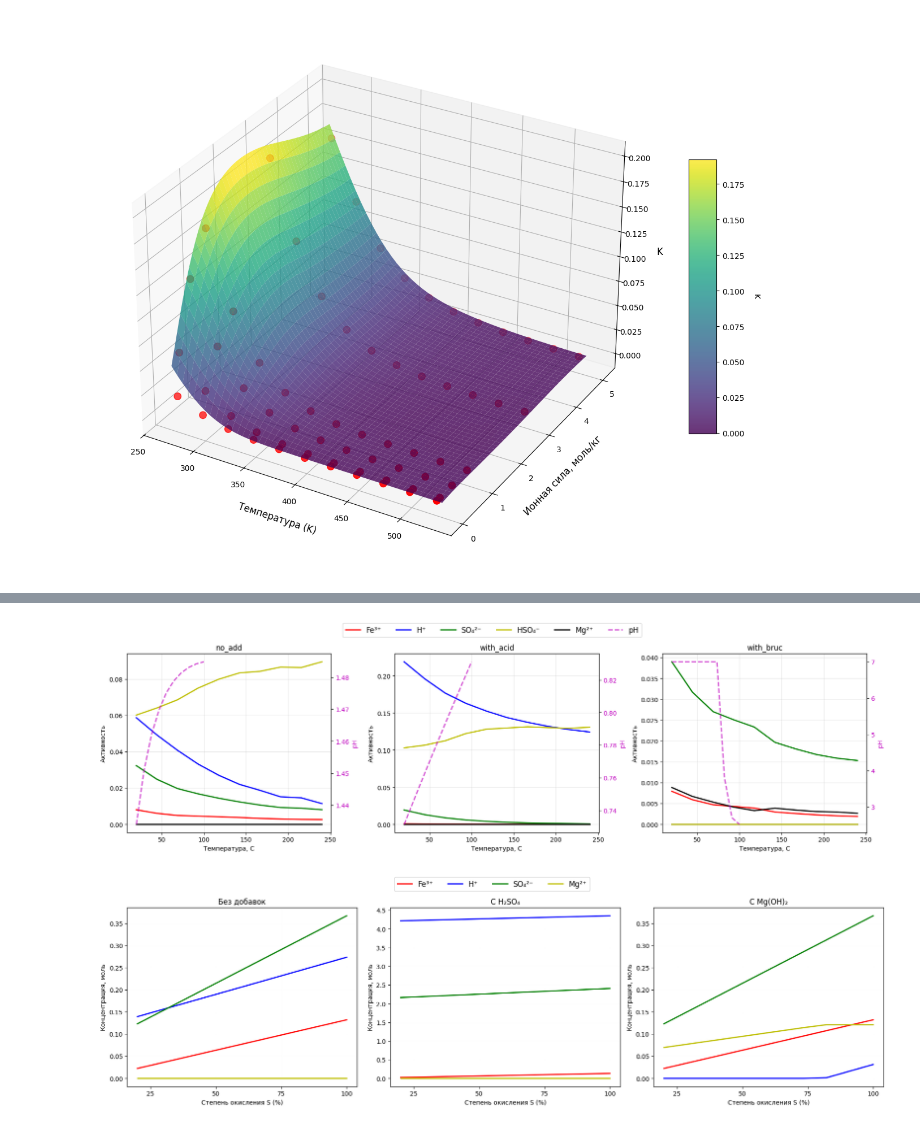
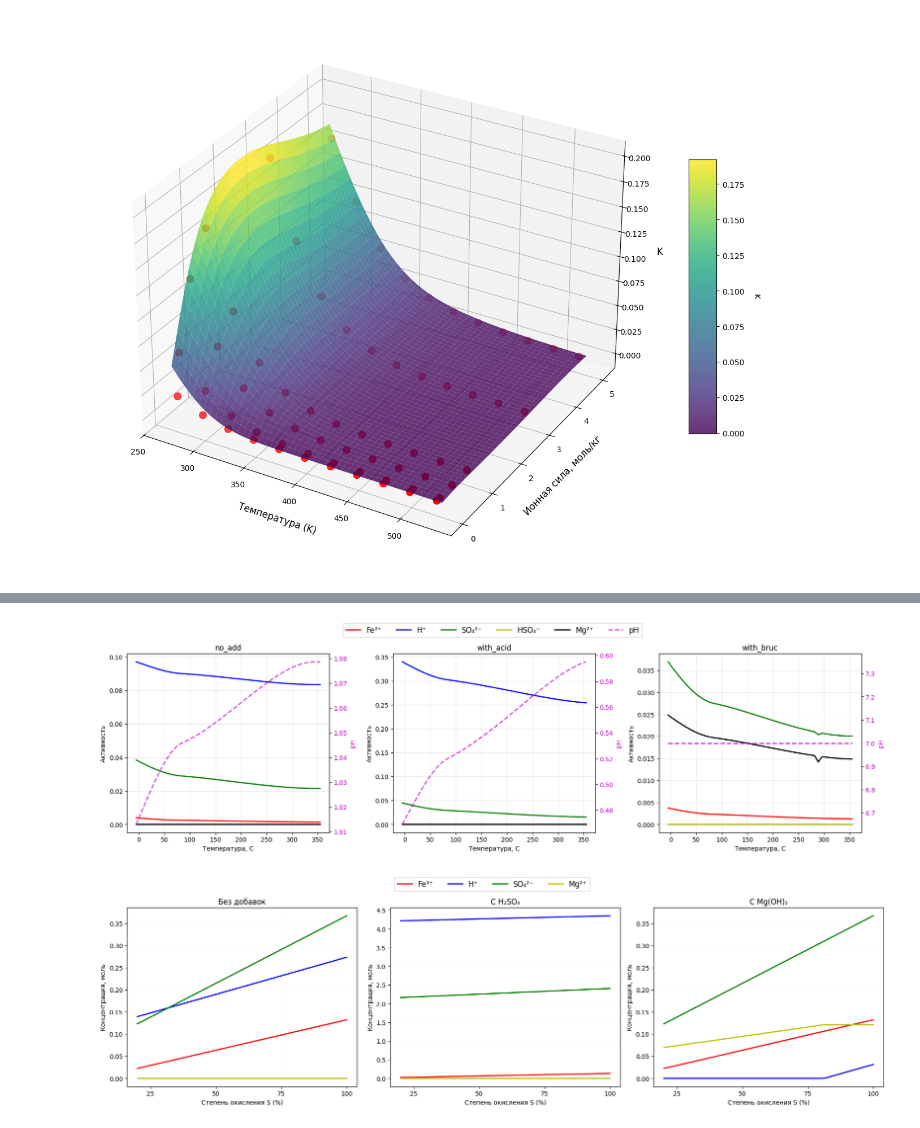
Before and after one commit to MariiaLBDVA/thermodymanic, a Jupyter notebook: notebook_new.ipynb, the cells around one changed output, grey strips where cells are left out. Cells and saved outputs as stored; diff of their text form; code cells hidden in the pictures.

```diff
--- a/notebook_new.ipynb
+++ b/notebook_new.ipynb
@@ -407,7 +508,7 @@ for j_type in jarosite_types:
     for scenario in scenarios:
         results[j_type][scenario] = {
             'report': np.empty((len(S_Ox_values), len(T_values)), dtype=object),
-            'balance_check': np.empty((len(S_Ox_values), len(T_values)), dtype=object)
+            #'balance_check': np.empty((len(S_Ox_values), len(T_values)), dtype=object)
         }
 # %%
 
@@ -729,16 +772,16 @@ fig_compare.suptitle('СРАВНЕНИЕ РАЗНЫХ ТИПОВ ЯРОЗИТО
                      fontsize=16, fontweight='bold')
 
 
-X, Y = np.meshgrid(temps_range - 273.15, S_Ox_range * 100)
+X, Y = np.meshgrid(T_values - 273.15, S_Ox_values * 100)
 
 scenario = 'with_bruc'
 
 for idx, j_type in enumerate(jarosite_types):
     ax = axes_compare[0, idx]
 
-    dG_data = np.zeros((len(S_Ox_range), len(temps_range)))
-    for i in range(len(S_Ox_range)):
-        for j in range(len(temps_range)):
+    dG_data = np.zeros((len(S_Ox_values), len(T_values)))
+    for i in range(len(S_Ox_values)):
+        for j in range(len(T_values)):
             dG_data[i, j] = results[j_type][scenario]['report'][i, j]['dG_simple']
 
     max_abs = np.max(np.abs(dG_data))
@@ -765,9 +808,9 @@ for idx, j_type in enumerate(jarosite_types):
 for idx, j_type in enumerate(jarosite_types):
     ax = axes_compare[1, idx]
 
-    dG_data = np.zeros((len(S_Ox_range), len(temps_range)))
-    for i in range(len(S_Ox_range)):
-        for j in range(len(temps_range)):
+    dG_data = np.zeros((len(S_Ox_values), len(T_values)))
+    for i in range(len(S_Ox_values)):
+        for j in range(len(T_values)):
             dG_data[i, j] = results[j_type][scenario]['report'][i, j]['dG_full']
 
     # Находим максимум для симметричной шкалы
@@ -803,15 +846,15 @@ for idx, scenario in enumerate(scenarios):
 
     jar_data = results['K'][scenario]['report']
 
-    line1 = ax.plot(S_Ox_grid[:, 0]*100, [r['a_Fe3'] for r in jar_data[:, TEMP_IDX]],
+    line1 = ax.plot(S_Ox_values*100, [r['a_Fe3'] for r in jar_data[:, TEMP_IDX]],
                    'r-', linewidth=2, label='Fe³⁺')
-    line2 = ax.plot(S_Ox_grid[:, 0]*100, [r['a_H'] for r in jar_data[:, TEMP_IDX]],
+    line2 = ax.plot(S_Ox_values*100, [r['a_H'] for r in jar_data[:, TEMP_IDX]],
                    'b-', linewidth=2, label='H⁺')
-    line3 = ax.plot(S_Ox_grid[:, 0]*100, [r['a_SO4'] for r in jar_data[:, TEMP_IDX]],
+    line3 = ax.plot(S_Ox_values*100, [r['a_SO4'] for r in jar_data[:, TEMP_IDX]],
                    'g-', linewidth=2, label='SO₄²⁻')
-    line4 = ax.plot(S_Ox_grid[:, 0]*100, [r['a_HSO4'] for r in jar_data[:, TEMP_IDX]],
+    line4 = ax.plot(S_Ox_values*100, [r['a_HSO4'] for r in jar_data[:, TEMP_IDX]],
                    'y-', linewidth=2, label='HSO₄⁻')
-    line5 = ax.plot(S_Ox_grid[:, 0]*100, [r['a_Mg2'] for r in jar_data[:, TEMP_IDX]],
+    line5 = ax.plot(S_Ox_values*100, [r['a_Mg'] for r in jar_data[:, TEMP_IDX]],
                    'black', linewidth=2, label='Mg²⁺')
 
     ax.set_xlabel('Степень окисления серы (%)')
@@ -820,7 +863,7 @@ for idx, scenario in enumerate(scenarios):
     ax.set_title(f'{scenario}')
 
     ax2 = ax.twinx()
-    line6 = ax2.plot(S_Ox_grid[:, 0]*100, [r['pH'] for r in jar_data[:, TEMP_IDX]],
+    line6 = ax2.plot(S_Ox_values*100, [r['pH'] for r in jar_data[:, TEMP_IDX]],
                     'm--', linewidth=2, label='pH', alpha=0.7)
     ax2.set_ylabel('pH', color='m')
     ax2.tick_params(axis='y', labelcolor='m')
@@ -845,7 +888,7 @@ for i, scenario in enumerate(scenarios):
 
     jar_data = results['K'][scenario]['report']
 
-    temp_c = T_grid[0, :] - 273.15
+
 
     line1 = ax.plot(temp_c, [r['dG_full'] for r in jar_data[:, TEMP_IDX]],
                    'r-', linewidth=2, label='Энергия Гиббса (полная)')
@@ -920,36 +963,36 @@ for idx, scenario in enumerate(scenarios):
     jar_data = results['K'][scenario]['report']
 
     line1 = ax.plot(temp_c, [r['a_Fe3'] for r in jar_data[S_Ox_IDX, :]],
                    'r-', linewidth=2, label='Fe³⁺')
     line2 = ax.plot(temp_c, [r['a_H'] for r in jar_data[S_Ox_IDX, :]],
                    'b-', linewidth=2, label='H⁺')
     line3 = ax.plot(temp_c, [r['a_SO4'] for r in jar_data[S_Ox_IDX, :]],
                    'g-', linewidth=2, label='SO₄²⁻')
     line4 = ax.plot(temp_c, [r['a_HSO4'] for r in jar_data[S_Ox_IDX, :]],
                    'y-', linewidth=2, label='HSO₄⁻')
-    line5 = ax.plot(temp_c, [r['a_Mg2'] for r in jar_data[S_Ox_IDX, :]],
+    line5 = ax.plot(temp_c, [r['a_Mg'] for r in jar_data[S_Ox_IDX, :]],
                    'black', linewidth=2, label='Mg²⁺')
 
     ax.set_xlabel('Температура, С')
     ax.set_ylabel('Активность')
     ax.grid(True, alpha=0.3)
     ax.set_title(f'{scenario}')
 
     ax2 = ax.twinx()
-    line6 = ax2.plot(S_Ox_grid[:, 0]*100, [r['pH'] for r in jar_data[:, TEMP_IDX]],
+    line6 = ax2.plot(temp_c, [r['pH'] for r in jar_data[S_Ox_IDX, :]],
                     'm--', linewidth=2, label='pH', alpha=0.7)
     ax2.set_ylabel('pH', color='m')
     ax2.tick_params(axis='y', labelcolor='m')
 
     if idx == 0:
         lines = [line1[0], line2[0], line3[0], line4[0], line5[0], line6[0]]
 
 labels = ['Fe³⁺', 'H⁺', 'SO₄²⁻', 'HSO₄⁻', 'Mg²⁺', 'pH']
 fig_act.legend(lines, labels, loc='upper center', bbox_to_anchor=(0.5, 1.08), ncol=6, fontsize=12)
 plt.tight_layout()
 plt.show()
 # %% [output]
-[figure, old version]
+[figure, new version]
 # %%
 fig_conc, axes_conc = plt.subplots(1, 3, figsize=(18, 5))
 
```
Also changed, not shown: parts of 20 cells of this notebook, 4 other files.
